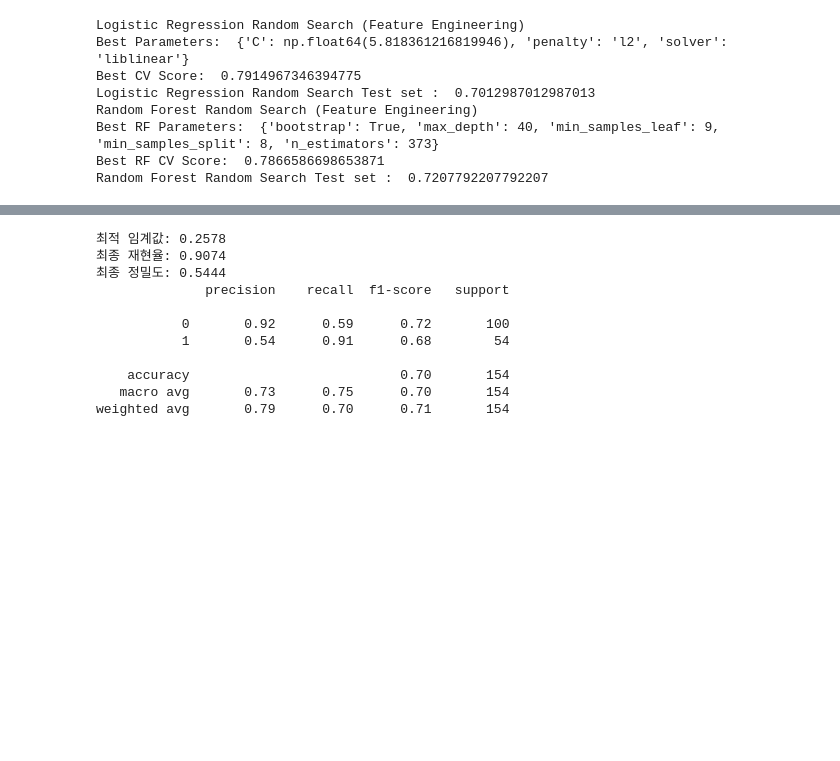
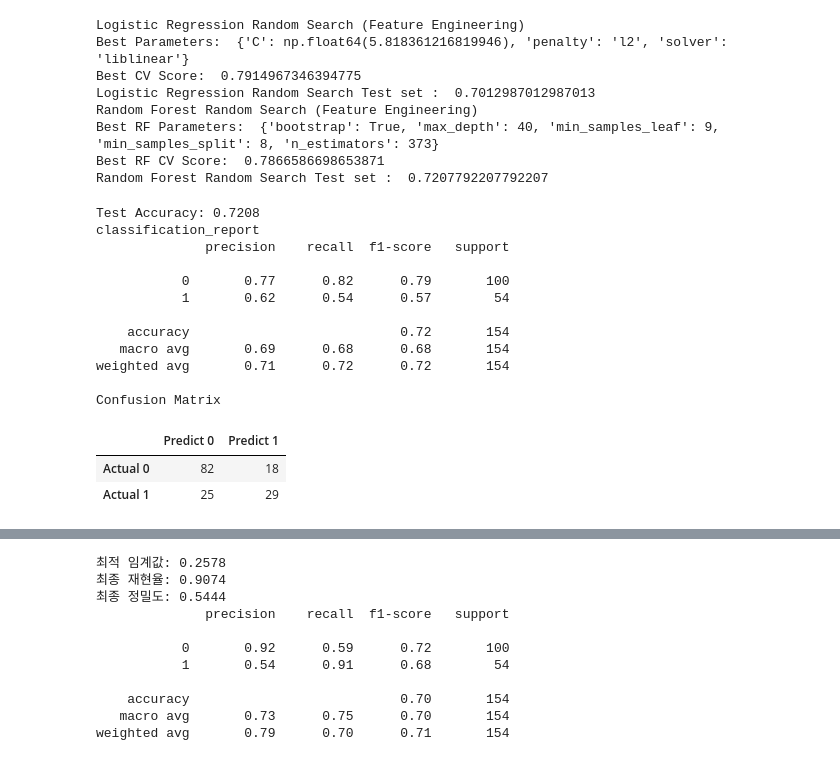
Before and after one commit to HY-BME/bme_test_files, a Jupyter notebook: ML_diabetes.ipynb, the cells around one changed output, grey strips where cells are left out. Saved outputs shown, nothing was run; the diff lists cells and outputs as text; code cells hidden in the pictures; blank space fills up the shorter version.

```diff
--- a/ML_diabetes.ipynb
+++ b/ML_diabetes.ipynb
@@ -633,6 +633,36 @@ Random Forest Random Search (Feature Engineering)
 Best RF Parameters:  {'bootstrap': True, 'max_depth': 40, 'min_samples_leaf': 9, 'min_samples_split': 8, 'n_estimators': 373}
 Best RF CV Score:  0.7866586698653871
 Random Forest Random Search Test set :  0.7207792207792207
+# %%
+from sklearn.metrics import classification_report, confusion_matrix
+import pandas as pd
+
+y_pred_rf_rs = best_rf_fe.predict(X_test_fe)
+
+print(f"Test Accuracy: {accuracy_score(y_test, y_pred_rf_rs):.4f}")
+
+print("classification_report")
+print(classification_report(y_test, y_pred_rf_rs))
+
+print("Confusion Matrix")
+cm_rf_rs = confusion_matrix(y_test, y_pred_rf_rs)
+display(pd.DataFrame(cm_rf_rs, index=['Actual 0', 'Actual 1'], columns=['Predict 0', 'Predict 1']))
+# %% [output]
+Test Accuracy: 0.7208
+classification_report
+              precision    recall  f1-score   support
+
+           0       0.77      0.82      0.79       100
+           1       0.62      0.54      0.57        54
+
+    accuracy                           0.72       154
+   macro avg       0.69      0.68      0.68       154
+weighted avg       0.71      0.72      0.72       154
+
+Confusion Matrix
+|  | Predict 0 | Predict 1 |
+| Actual 0 | 82 | 18 |
+| Actual 1 | 25 | 29 |
 # %%
 import pandas as pd
 import matplotlib.pyplot as plt
```
Also changed, not shown: parts of 11 cells of this notebook.
